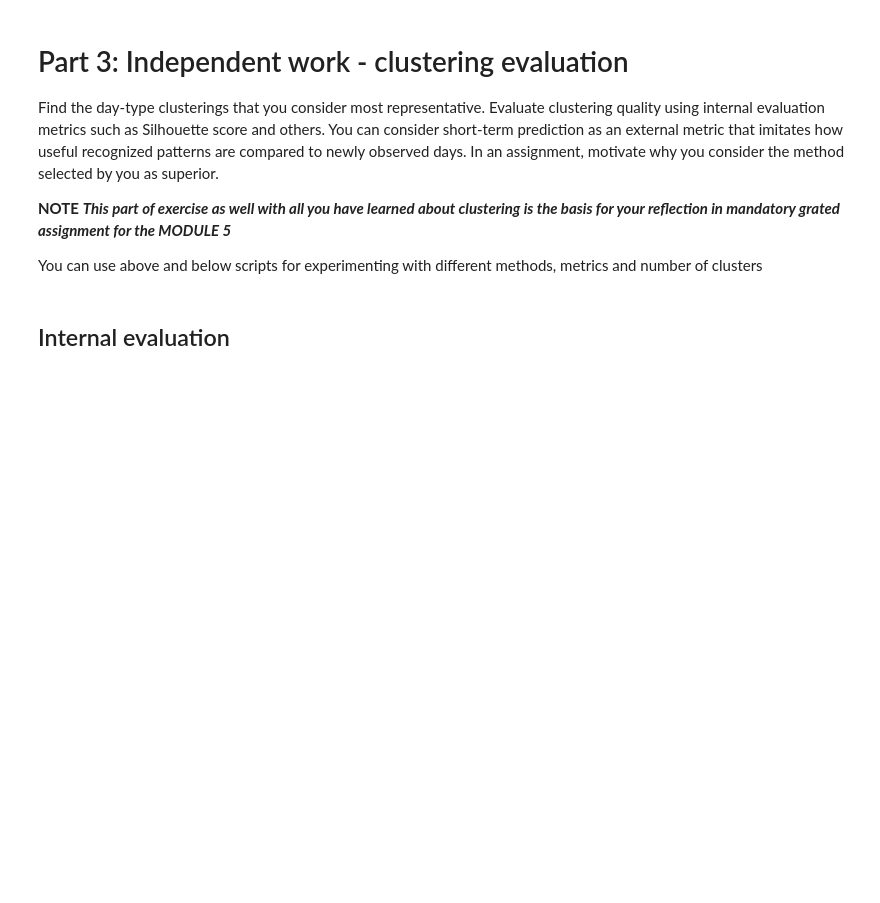
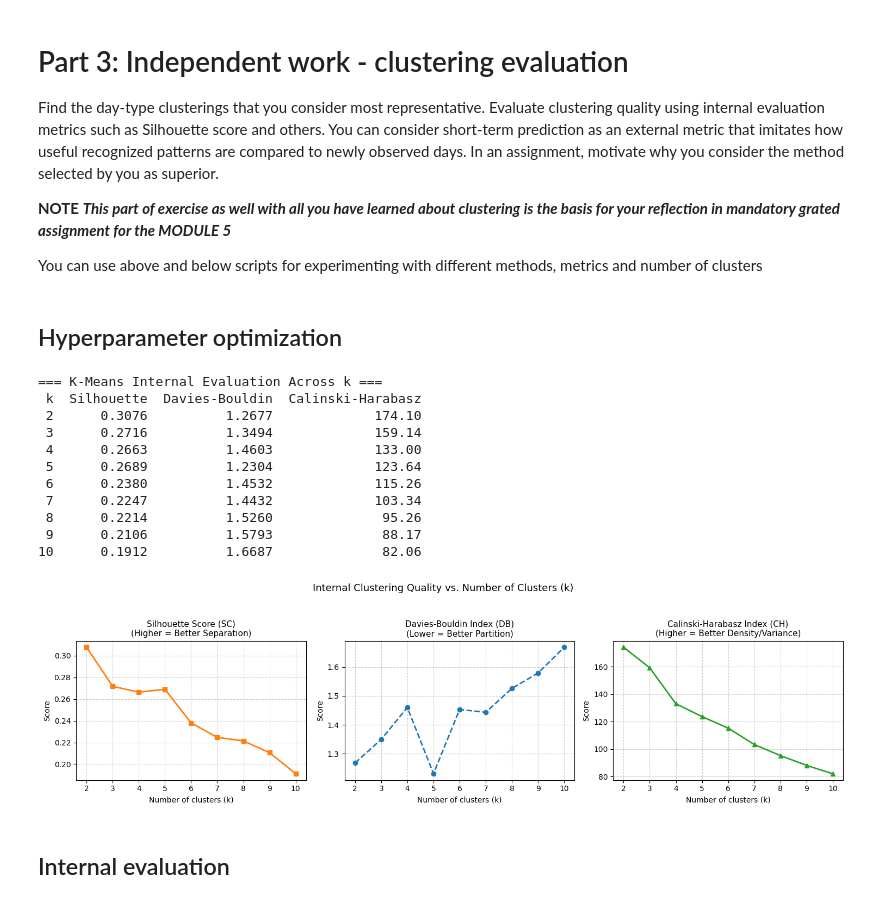
Before and after one commit to rzapatam/AI_Transportation_Assignments, a Jupyter notebook: Assignment 3_Clustering/Assignment_3_Clustering.ipynb, the cells around one changed output. Drawn from its saved outputs; the diff is of its cells as text; code cells hidden in the pictures; blank space fills up the shorter version.

```diff
--- a/Assignment 3_Clustering/Assignment_3_Clustering.ipynb
+++ b/Assignment 3_Clustering/Assignment_3_Clustering.ipynb
@@ -670,6 +619,85 @@ Find the day-type clusterings that you consider most representative. Evaluate cl
 **NOTE** ***This part of exercise as well with all you have learned about clustering is the basis for your reflection in mandatory grated assignment for the MODULE 5***
 
 You can use above and below scripts for experimenting with different methods, metrics and number of clusters
+# %% [markdown]
+## Hyperparameter optimization
+# %%
+from sklearn.metrics import silhouette_score, davies_bouldin_score, calinski_harabasz_score
+
+# ==============================================================================
+# K-MEANS HYPERPARAMETER TUNING: EVALUATING OPTIMAL k (2 TO 10)
+# ==============================================================================
+
+# Input feature matrix: shape (n_clean_days, 288 intervals)
+X = vectorized_day_dataset_no_nans
+
+k_values = range(2, 11)
+results = []
+
+for k in k_values:
+    # Use explicit n_init=10 to find stable minima and random_state for exact reproducibility
+    km = KMeans(n_clusters=k, init='k-means++', n_init=10, random_state=0)
+    labels = km.fit_predict(X)
+
+    # Compute the three primary internal validation metrics
+    sil = silhouette_score(X, labels)
+    db = davies_bouldin_score(X, labels)
+    ch = calinski_harabasz_score(X, labels)
+
+    results.append({
+        'k': k,
+        'Silhouette': round(sil, 4),
+        'Davies-Bouldin': round(db, 4),
+        'Calinski-Harabasz': round(ch, 2)
+    })
+
+# Convert results to a pandas DataFrame and print summary table
+df_k_eval = pd.DataFrame(results)
+print("=== K-Means Internal Evaluation Across k ===")
+print(df_k_eval.to_string(index=False))
+
+# ==============================================================================
+# VISUALIZATION: 3-PANEL COMPARISON PLOT (SC vs. DB vs. CH)
+# ==============================================================================
+fig, axes = plt.subplots(1, 3, figsize=(15, 4))
+
+# Subplot 1: Silhouette Score (Higher is better)
+axes[0].plot(df_k_eval['k'], df_k_eval['Silhouette'], 's-', color='tab:orange', linewidth=2)
+axes[0].set_title('Silhouette Score (SC)\n(Higher = Better Separation)', fontsize=11)
+axes[0].set_xlabel('Number of clusters (k)')
+axes[0].set_ylabel('Score')
+axes[0].grid(True, linestyle='--', alpha=0.6)
+
+# Subplot 2: Davies-Bouldin Index (Lower is better)
+axes[1].plot(df_k_eval['k'], df_k_eval['Davies-Bouldin'], 'o--', color='tab:blue', linewidth=2)
+axes[1].set_title('Davies-Bouldin Index (DB)\n(Lower = Better Partition)', fontsize=11)
+axes[1].set_xlabel('Number of clusters (k)')
+axes[1].set_ylabel('Score')
+axes[1].grid(True, linestyle='--', alpha=0.6)
+
+# Subplot 3: Calinski-Harabasz Index (Higher is better)
+axes[2].plot(df_k_eval['k'], df_k_eval['Calinski-Harabasz'], '^-', color='tab:green', linewidth=2)
+axes[2].set_title('Calinski-Harabasz Index (CH)\n(Higher = Better Density/Variance)', fontsize=11)
+axes[2].set_xlabel('Number of clusters (k)')
+axes[2].set_ylabel('Score')
+axes[2].grid(True, linestyle='--', alpha=0.6)
+
+plt.suptitle('Internal Clustering Quality vs. Number of Clusters (k)', fontsize=13, y=1.05)
+plt.tight_layout()
+plt.show()
+# %% [output]
+=== K-Means Internal Evaluation Across k ===
+ k  Silhouette  Davies-Bouldin  Calinski-Harabasz
+ 2      0.3076          1.2677             174.10
+ 3      0.2716          1.3494             159.14
+ 4      0.2663          1.4603             133.00
+ 5      0.2689          1.2304             123.64
+ 6      0.2380          1.4532             115.26
+ 7      0.2247          1.4432             103.34
+ 8      0.2214          1.5260              95.26
+ 9      0.2106          1.5793              88.17
+10      0.1912          1.6687              82.06
+[figure, added]
 # %% [markdown]
 ## Internal evaluation
 # %% [markdown]
```
Also changed, not shown: parts of 2 cells of this notebook.
